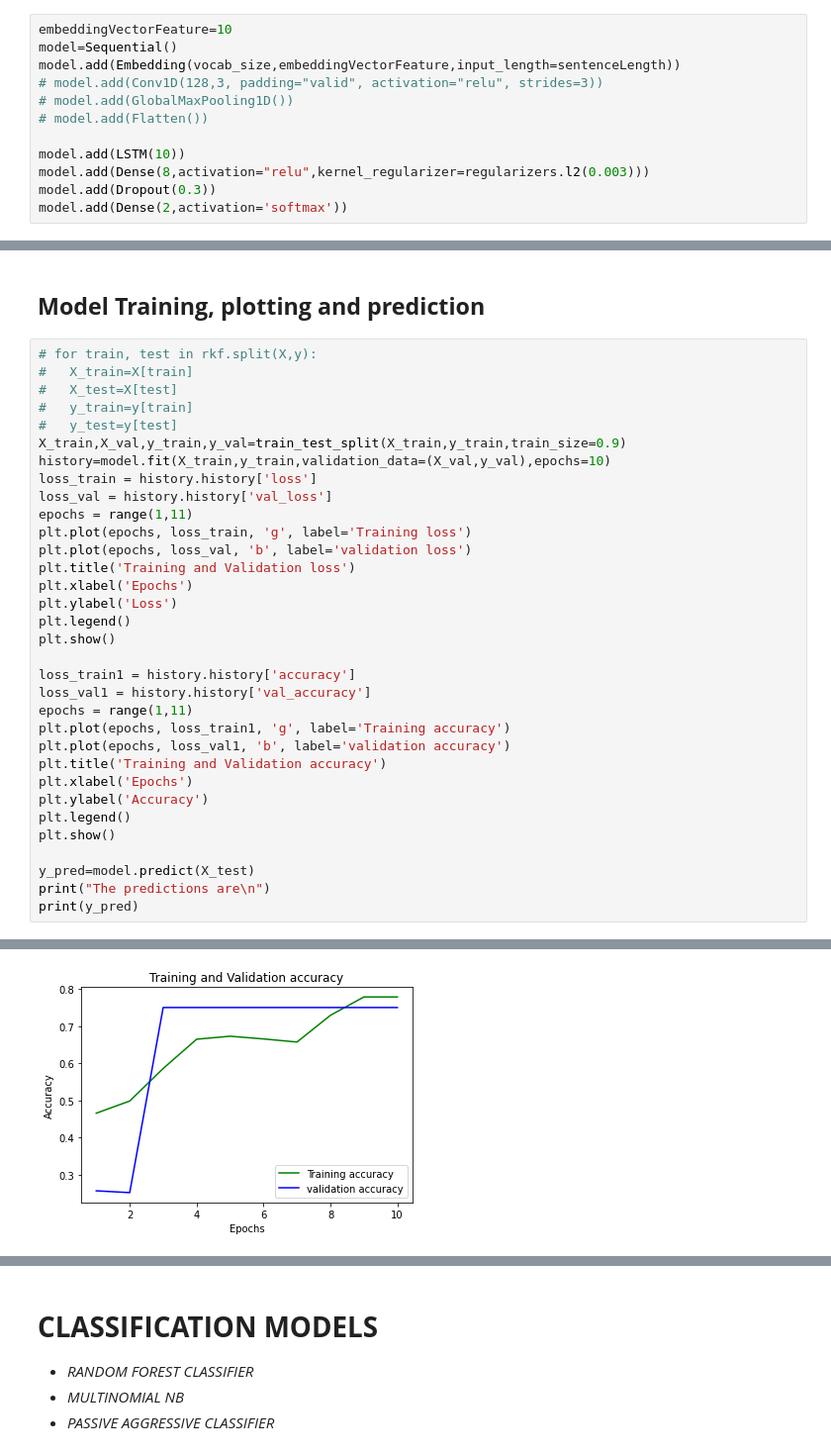
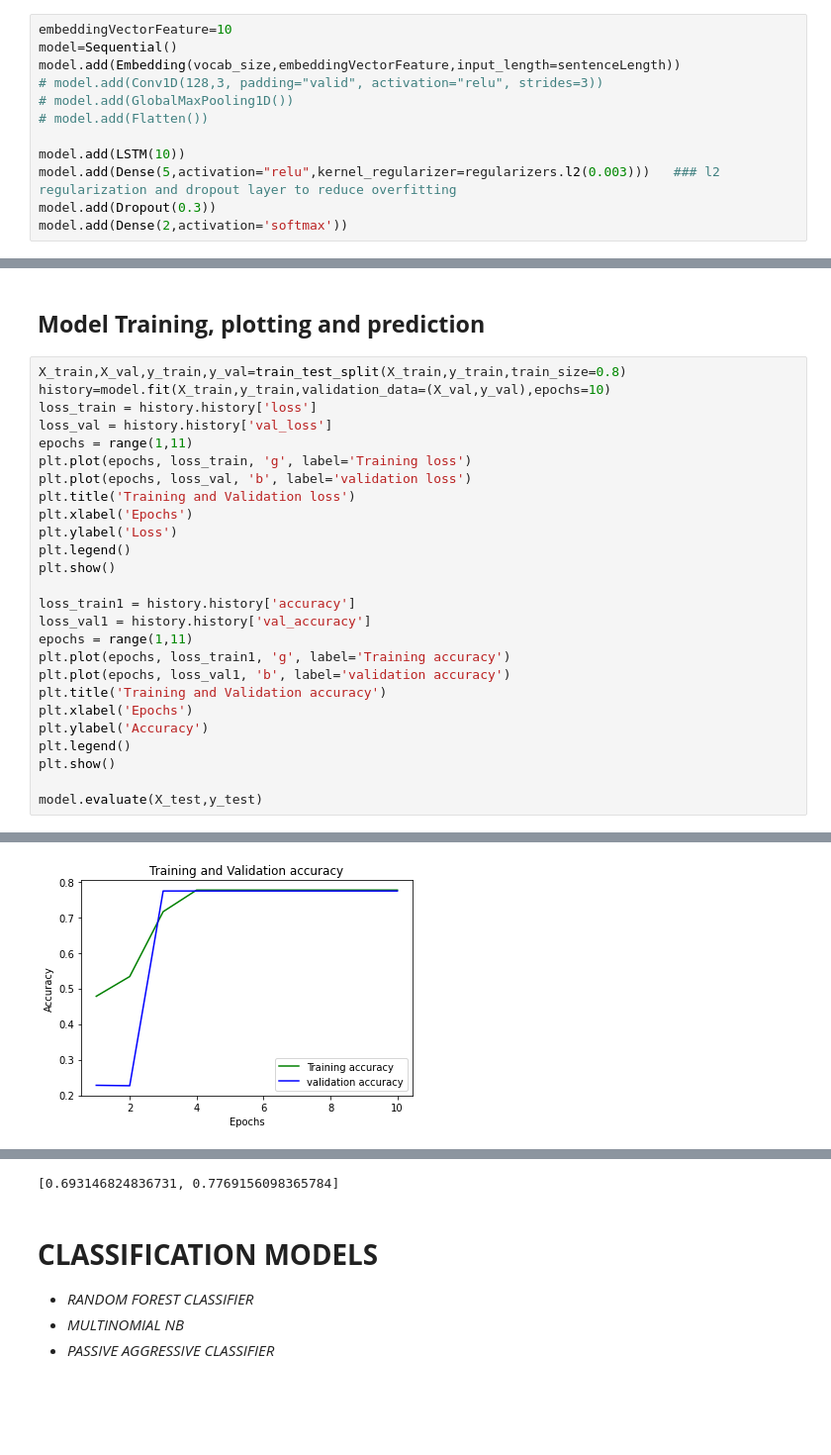
Before and after one commit to sayantikag98/Depression_Analysis, a Jupyter notebook: Depression_analysis_from_tweets_(Model_Building).ipynb, the cells around one changed output, grey strips where cells are left out. Shown: that part at 99% size. Saved outputs shown, nothing was run; the diff lists cells and outputs as text; blank space fills up the shorter version.

```diff
--- a/Depression_analysis_from_tweets_(Model_Building).ipynb
+++ b/Depression_analysis_from_tweets_(Model_Building).ipynb
@@ -464,7 +464,7 @@ model.add(Embedding(vocab_size,embeddingVectorFeature,input_length=sentenceLengt
 # model.add(Flatten())
 
 model.add(LSTM(10))
-model.add(Dense(8,activation="relu",kernel_regularizer=regularizers.l2(0.003)))
+model.add(Dense(5,activation="relu",kernel_regularizer=regularizers.l2(0.003)))   ### l2 regularization and dropout layer to reduce overfitting
 model.add(Dropout(0.3))
 model.add(Dense(2,activation='softmax'))
 # %%
@@ -511,12 +511,7 @@ X_train,X_test,y_train,y_test=train_test_split(X,y,train_size=0.8,random_state=1
 # %% [markdown]
 ## **Model Training, plotting and prediction**
 # %%
-# for train, test in rkf.split(X,y):
-#   X_train=X[train]
-#   X_test=X[test]
-#   y_train=y[train]
-#   y_test=y[test]
-X_train,X_val,y_train,y_val=train_test_split(X_train,y_train,train_size=0.9)
+X_train,X_val,y_train,y_val=train_test_split(X_train,y_train,train_size=0.8)
 history=model.fit(X_train,y_train,validation_data=(X_val,y_val),epochs=10)
 loss_train = history.history['loss']
 loss_val = history.history['val_loss']
@@ -540,8 +535,6 @@ plt.ylabel('Accuracy')
 plt.legend()
 plt.show()
 
-y_pred=model.predict(X_test)
-print("The predictions are\n")
-print(y_pred)
+model.evaluate(X_test,y_test)
 # %% [output]
 Epoch 1/10
@@ -568 +561 @@ Epoch 10/10
-[figure, old version]
+[figure, new version]
@@ -578,3 +563,4 @@ The predictions are
+[0.693146824836731, 0.7769156098365784]
 # %% [markdown]
 # **CLASSIFICATION MODELS**
 
```
Also changed, not shown: parts of 11 cells of this notebook.
